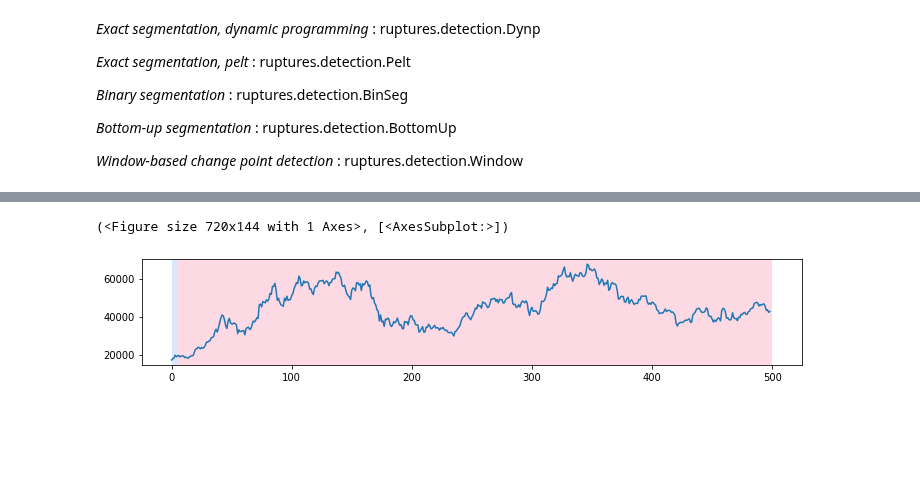
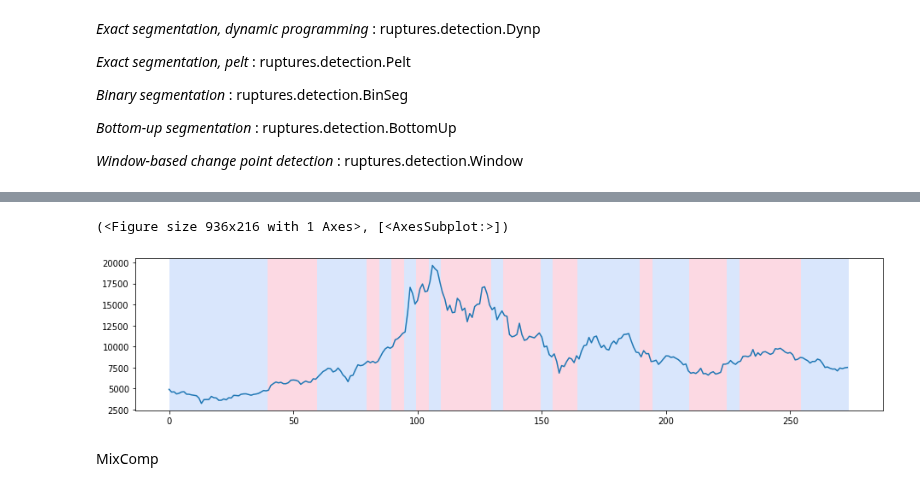
Before and after one commit to Massimo2003/BitcoinProject, a Jupyter notebook: COINMETRICS/RupturesMixComp.ipynb, the cells around one changed output, grey strips where cells are left out. Saved outputs shown, nothing was run; the diff lists cells and outputs as text; code cells hidden in the pictures; blank space fills up the shorter version.

```diff
--- a/COINMETRICS/RupturesMixComp.ipynb
+++ b/COINMETRICS/RupturesMixComp.ipynb
@@ -19,5 +31,6 @@ import pandas as pd
 # %%
-signal = pd.read_csv('btc.csv')
+getpartialcsv('btc.csv',"2017-12-01","2018-06-01")
+signal = pd.read_csv('PartialCSV.csv')
 signal = signal['PriceUSD'].values
 signal = signal[-500:]
 # %%
@@ -43,8 +57,10 @@ fig,ax_arr=rpt.display(signal, resultPelt)
 # %%
 
-algoBinseg=rpt.Binseg(model="l1").fit(signal)
-resultBingseg=algoBinseg.predict(n_bkps=25)
-rpt.display(signal, resultBingseg)
+algoBinseg=rpt.Binseg(model="l2").fit(signal)
+resultBingseg=algoBinseg.predict(n_bkps=20)
+rpt.show.display(signal, resultBingseg,figsize=(13, 3))
 # %% [output]
-(<Figure size 720x144 with 1 Axes>, [<AxesSubplot:>])
+(<Figure size 936x216 with 1 Axes>, [<AxesSubplot:>])
-[figure, old version]
+[figure, new version]
+# %% [markdown]
+MixComp
```
Also changed, not shown: parts of 3 cells of this notebook.
